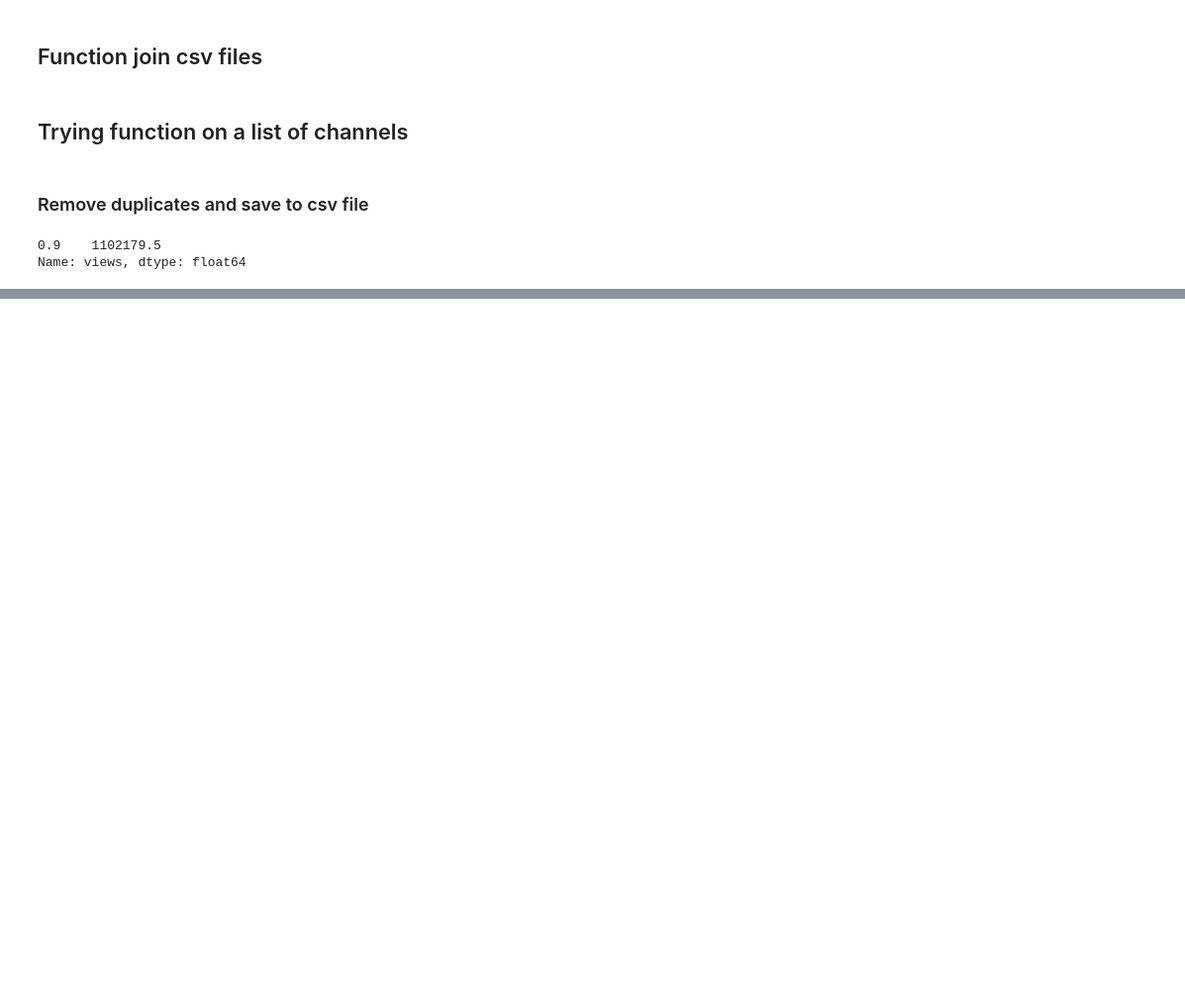
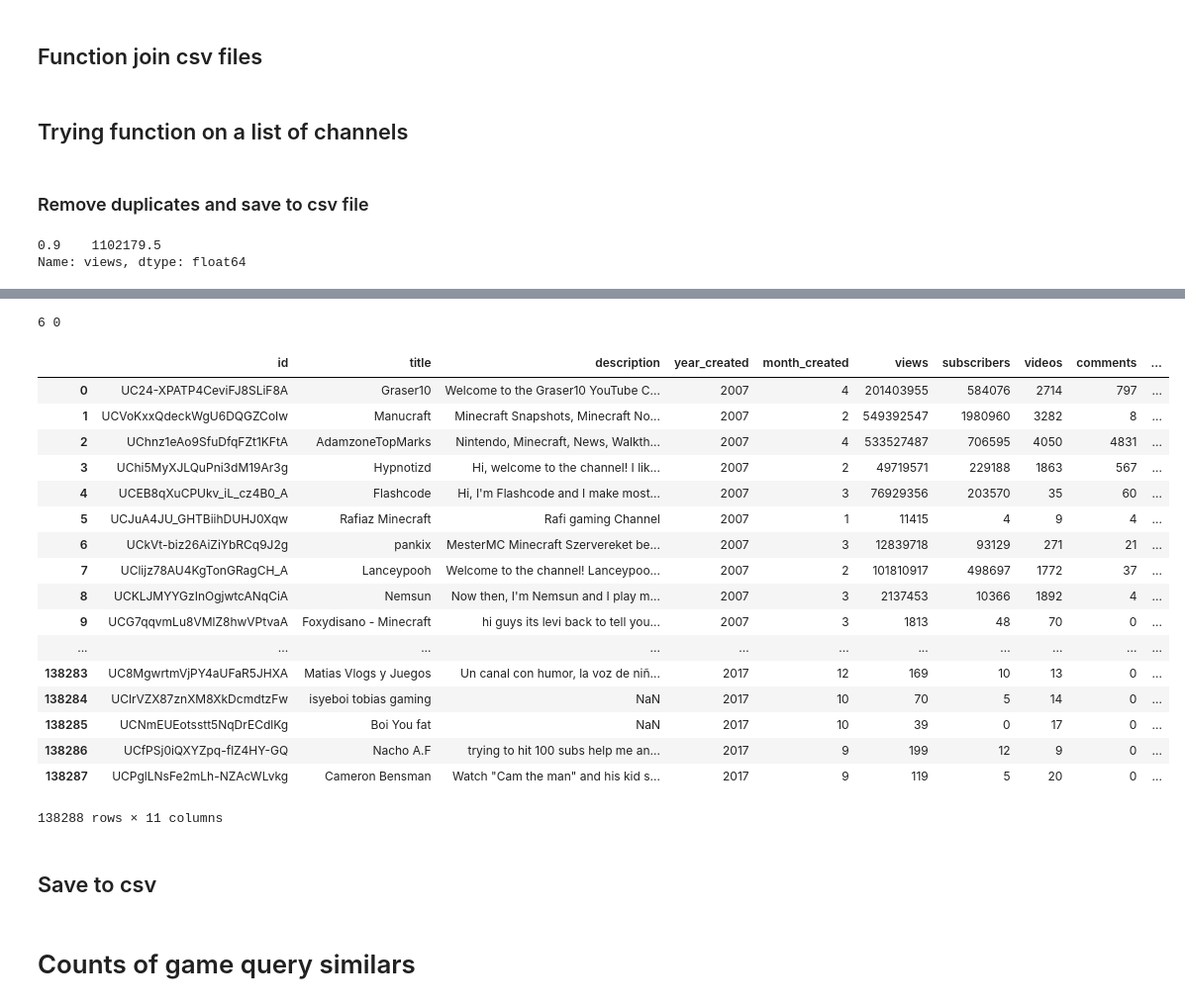
Before and after one commit to AnaRuizS/LetsplayData, a Jupyter notebook: API data code/Join csv.ipynb, the cells around one changed output, grey strips where cells are left out. Shown at 99% size. Drawn from its saved outputs; the diff is of its cells as text; code cells hidden in the pictures; blank space fills up the shorter version.

```diff
--- a/API data code/Join csv.ipynb
+++ b/API data code/Join csv.ipynb
@@ -43,0 +46,63 @@ Name: views, dtype: float64
+# %%
+fileNames=['minecraft', 'overwatch','agario', 'LOL', 'callOD','fivenaf','pkgo','roblox', 'gta','happyW']
+data_folder_channels='/media/aruiz/data/channels_clean_data/'
+
+for i in range(0, len(fileNames)):
+    fileName=fileNames[i]+'_data_clean.csv'
+    if i==0:
+        df=pd.read_csv(os.path.join(data_folder_channels,fileName))
+        df=df.assign(game_q='0')
+    else:
+        df2=pd.read_csv(os.path.join(data_folder_channels,fileName))
+        df2=df2.assign(game_q=str(i))
+        df=df.append(df2, ignore_index=True)
+# %%
+#creates a new dataframe with all repeated values
+df3=df[df.duplicated(subset='id',keep=False)].sort_values(by='id')
+# %%
+#creates a new dataframe with no duplicates keeping the first element
+df5=df.drop_duplicates(['id'], keep='first')
+df5=df5.reset_index(drop=True)
+# %%
+for i in range (0, len (df3)):
+    ide=df3.iloc[i]['id']
+    n_cat=df3.iloc[i]['game_q']
+    index=df5.index[df5['id']==ide].tolist()[0]
+    o_cat=df5.iloc[index]['game_q']
+    if n_cat not in o_cat:
+        df5.loc[index,'game_q']=n_cat+" "+o_cat
+# %%
+# test to change category of repeated elements (one element at time)
+# ide=df3.iloc[3]['id']
+# ide=df3.iloc[0]['id']
+# n_cat=df3.iloc[0]['game_q']
+# index=df5.index[df5['id']==ide].tolist()[0]
+# o_cat=df5.iloc[index]['game_q']
+# if n_cat not in o_cat:
+#     df5.loc[index,'game_q']=n_cat+" "+o_cat
+print(df5.iloc[index]['game_q'])
+# %% [output]
+6 0
+# %%
+df5
+# %% [output]
+|  | id | title | description | year_created | month_created | views | subscribers | videos | comments | ... |
+| 0 | UC24-XPATP4CeviFJ8SLiF8A | Graser10 | Welcome to the Graser10 YouTube C... | 2007 | 4 | 201403955 | 584076 | 2714 | 797 | ... |
+| 1 | UCVoKxxQdeckWgU6DQGZCoIw | Manucraft | Minecraft Snapshots, Minecraft No... | 2007 | 2 | 549392547 | 1980960 | 3282 | 8 | ... |
+| 2 | UChnz1eAo9SfuDfqFZt1KFtA | AdamzoneTopMarks | Nintendo, Minecraft, News, Walkth... | 2007 | 4 | 533527487 | 706595 | 4050 | 4831 | ... |
+| 3 | UChi5MyXJLQuPni3dM19Ar3g | Hypnotizd | Hi, welcome to the channel! I lik... | 2007 | 2 | 49719571 | 229188 | 1863 | 567 | ... |
+| 4 | UCEB8qXuCPUkv_iL_cz4B0_A | Flashcode | Hi, I'm Flashcode and I make most... | 2007 | 3 | 76929356 | 203570 | 35 | 60 | ... |
+| 5 | UCJuA4JU_GHTBiihDUHJ0Xqw | Rafiaz Minecraft | Rafi gaming Channel | 2007 | 1 | 11415 | 4 | 9 | 4 | ... |
+| 6 | UCkVt-biz26AiZiYbRCq9J2g | pankix | MesterMC Minecraft Szervereket be... | 2007 | 3 | 12839718 | 93129 | 271 | 21 | ... |
+| 7 | UClijz78AU4KgTonGRagCH_A | Lanceypooh | Welcome to the channel! Lanceypoo... | 2007 | 2 | 101810917 | 498697 | 1772 | 37 | ... |
+| 8 | UCKLJMYYGzInOgjwtcANqCiA | Nemsun | Now then, I'm Nemsun and I play m... | 2007 | 3 | 2137453 | 10366 | 1892 | 4 | ... |
+| 9 | UCG7qqvmLu8VMlZ8hwVPtvaA | Foxydisano - Minecraft | hi guys its levi back to tell you... | 2007 | 3 | 1813 | 48 | 70 | 0 | ... |
+| ... | ... | ... | ... | ... | ... | ... | ... | ... | ... | ... |
+| 138283 | UC8MgwrtmVjPY4aUFaR5JHXA | Matias Vlogs y Juegos | Un canal con humor, la voz de niñ... | 2017 | 12 | 169 | 10 | 13 | 0 | ... |
+| 138284 | UClrVZX87znXM8XkDcmdtzFw | isyeboi tobias gaming | NaN | 2017 | 10 | 70 | 5 | 14 | 0 | ... |
+| 138285 | UCNmEUEotsstt5NqDrECdlKg | Boi You fat | NaN | 2017 | 10 | 39 | 0 | 17 | 0 | ... |
+| 138286 | UCfPSj0iQXYZpq-flZ4HY-GQ | Nacho A.F | trying to hit 100 subs help me an... | 2017 | 9 | 199 | 12 | 9 | 0 | ... |
+| 138287 | UCPglLNsFe2mLh-NZAcWLvkg | Cameron Bensman | Watch "Cam the man" and his kid s... | 2017 | 9 | 119 | 5 | 20 | 0 | ... |
+138288 rows × 11 columns
+# %% [markdown]
+## Save to csv
@@ -43,0 +112,2 @@ Name: views, dtype: float64
+# %% [markdown]
+# Counts of game query similars
```
Also changed, not shown: parts of 8 cells of this notebook, 4 other files.
